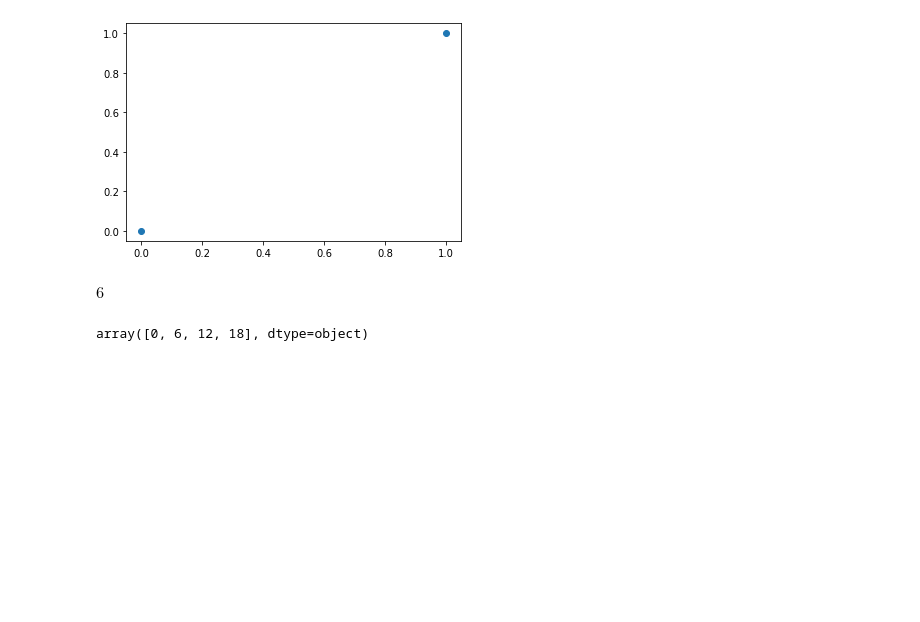
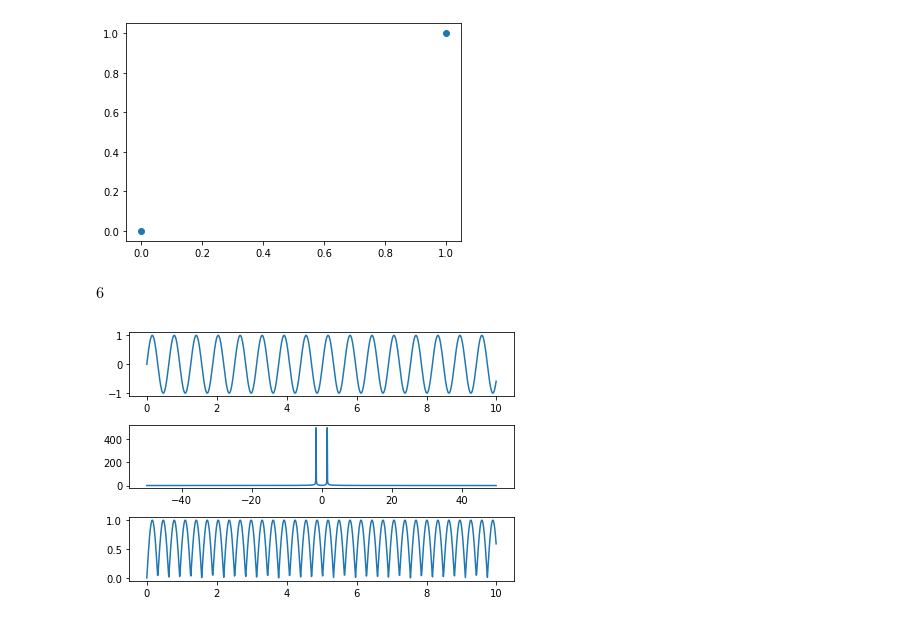
Before and after one commit to ChouHor/control_sim, a Jupyter notebook: jupyter/control-sim-Copy1.ipynb, the cells around one changed output. Cells and saved outputs as stored; diff of their text form; code cells hidden in the pictures; blank space fills up the shorter version.

```diff
--- a/jupyter/control-sim-Copy1.ipynb
+++ b/jupyter/control-sim-Copy1.ipynb
@@ -429,7 +429,40 @@ sol[a]
 $\displaystyle 6$
 # %%
 t=np.array([0,1,2,3])
-# %%
-sol[a]*t
-# %% [output]
-array([0, 6, 12, 18], dtype=object)
+# %%
+import numpy as np
+import matplotlib.pyplot as plt
+
+fs = 100
+ts = 1 / fs
+t = np.arange(0, 10, ts)  # 生成时间序列，采样间隔0.1s
+k = np.arange(t.size)  # DFT的自变量
+N = t.size  # DFT的点数量
+# x = np.zeros_like(t)  # 生成一个与t相同结构，内容为0的np.array
+# x[40:60] = 1  # 设置信号的方波，范围是40-60
+x = np.sin(10 * t)
+y = np.fft.fftshift(np.fft.fft(x))  # 先np.fft.fft进行fft计算，这时的y是【0,fs】频率相对应的
+# 调用np.fft.fftshift将y变为与频率范围【-fs/2,fs/2】对应，就是将大于fs/2的部分放到
+# -fs/2到0之间,然后绘图的时候将用频率是f=(k*fs/N-fs/2),将频率变为【-fs/2,fs/2】之间
+yf = np.abs(y)  # 计算频率域的振幅
+# plt.rcParams["font.sans-serif"] = ["SimHei"]  # 中文乱码处理
+# plt.rcParams["axes.unicode_minus"] = False
+plt.subplot(311)
+plt.plot(t, x)
+# plt.title("原始方波信号")
+# plt.legend("采样频率fs=10")
+plt.subplot(312)
+# plt.title("方波信号经过fft变换后的频谱")
+f = fs * k / N - fs / 2  # 计算频率
+plt.plot(f, yf)
+iy = np.abs(np.fft.ifft(y))  # 注意这里进行ifft的y要是fft计算出的y经过np.fft.fftshift的
+
+# 否则会显示错误的结果,y是没有经过np.abs的，y是个复数，计算结果iy是个实数
+plt.subplot(313)
+# plt.title("方波fft的ifft")
+plt.plot(t, iy)
+plt.tight_layout()  # 显示完整图片
+plt.show()
+# plt.close()
+# %% [output]
+[figure, added]
```
Also changed, not shown: parts of 2 cells of this notebook, 9 other files.
